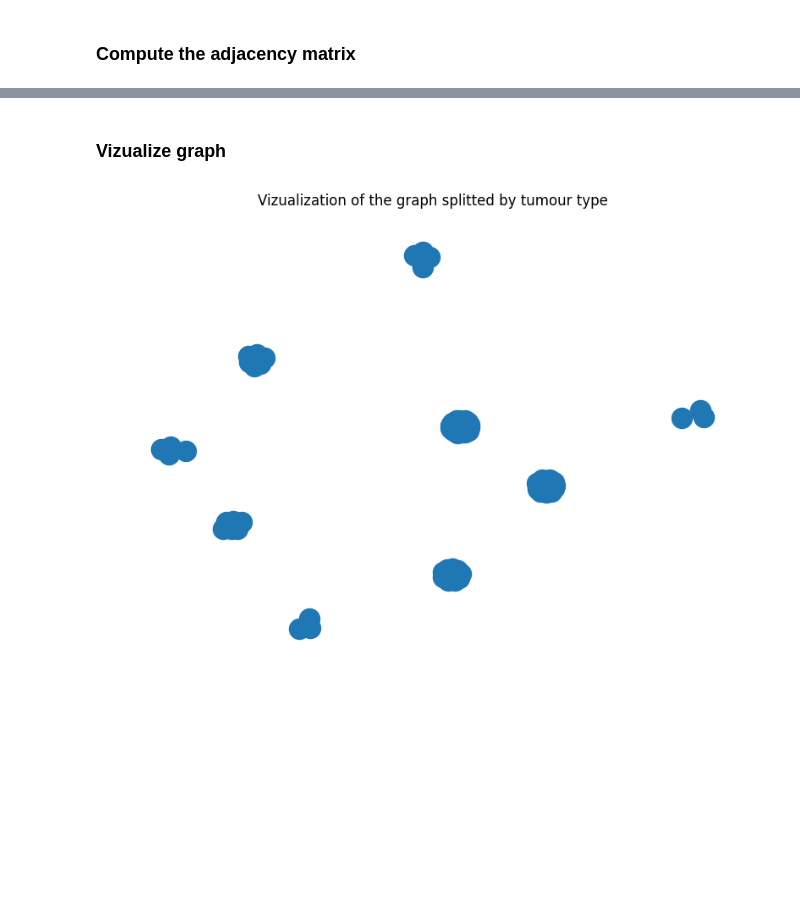
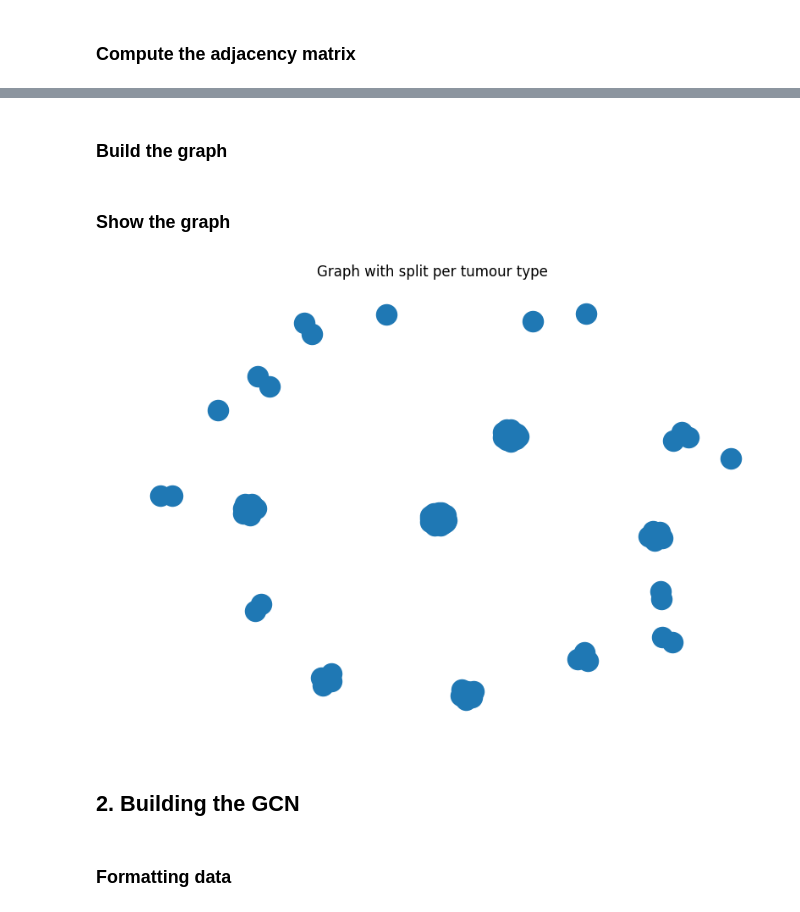
Before and after one commit to Arthur8754/mutational-signatures, a Jupyter notebook: first-gnn.ipynb, the cells around one changed output, grey strips where cells are left out. Drawn from its saved outputs; the diff is of its cells as text; code cells hidden in the pictures; blank space fills up the shorter version.

Commit message:
Rebuild graph

```diff
--- a/first-gnn.ipynb
+++ b/first-gnn.ipynb
@@ -56,2 +50,2 @@ array([[0., 1., 1., ..., 0., 0., 0.],
 # %% [markdown]
-### Vizualize graph
+### Build the graph
@@ -58,4 +57,10 @@ array([[0., 1., 1., ..., 0., 0., 0.],
+# %% [markdown]
+### Show the graph
 # %%
-buildgraph.show_graph(A_tumour_type, "Vizualization of the graph splitted by tumour type","tumour-type.png")
+buildgraph.show_graph("Graph with split per tumour type","tumour-type.png")
 # %% [output]
-[figure, old version]
+[figure, new version]
+# %% [markdown]
+## 2. Building the GCN
+# %% [markdown]
+### Formatting data
```
Also changed, not shown: parts of 8 cells of this notebook, 2 other files.
